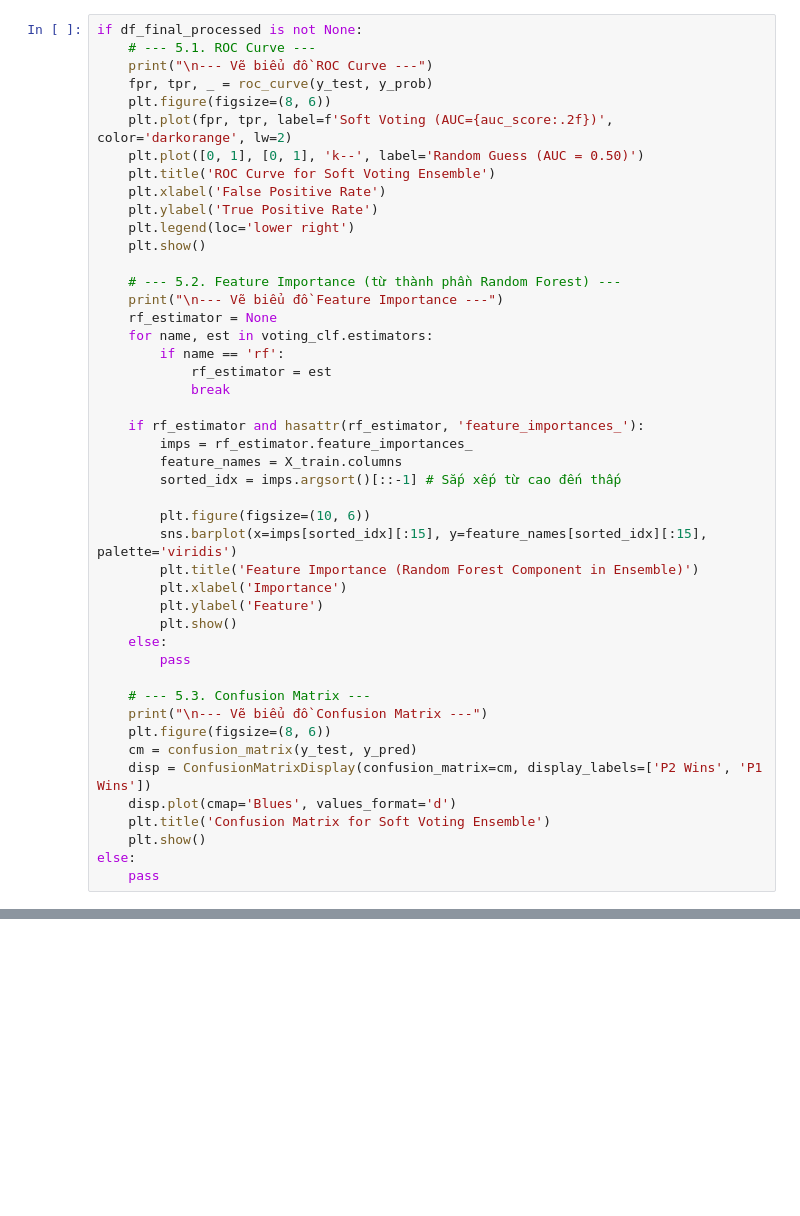
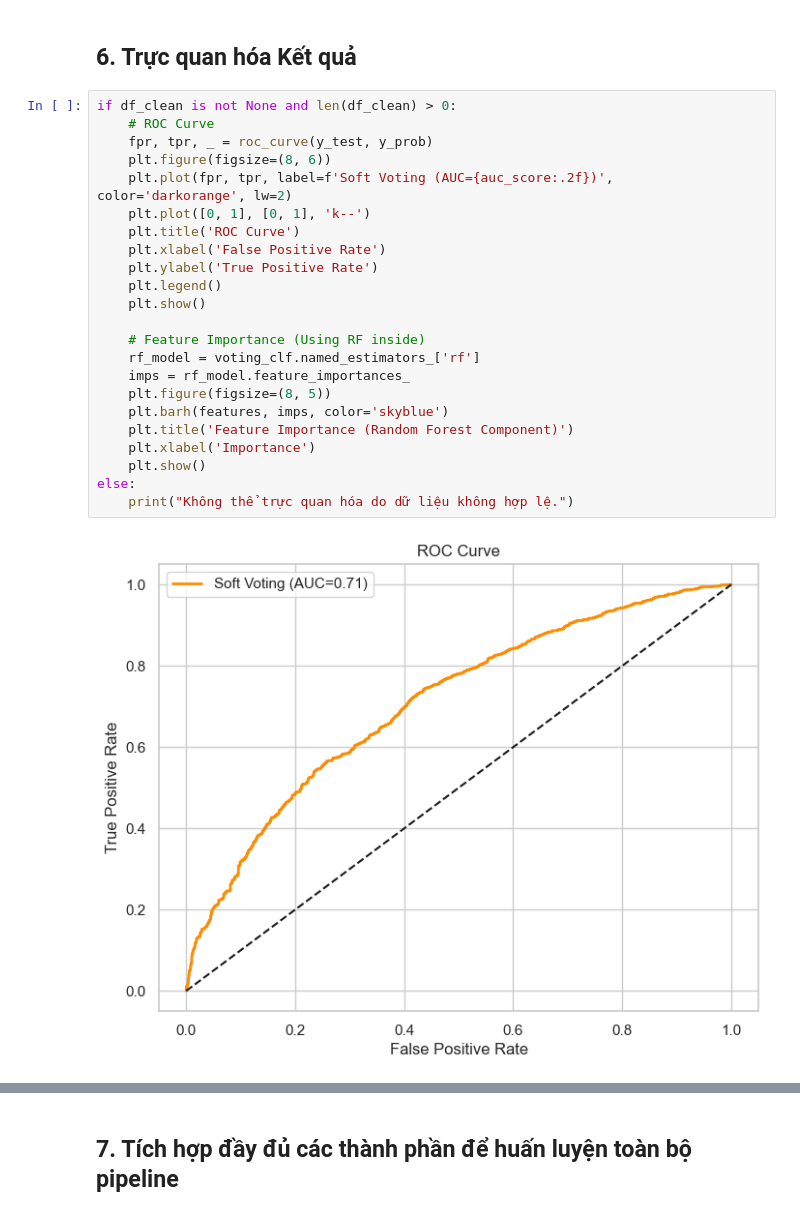
Before and after one commit to chtr302/atp_match_prediction, a Jupyter notebook: main.ipynb, the cells around one changed output, grey strips where cells are left out. Saved outputs shown, nothing was run; the diff lists cells and outputs as text; blank space fills up the shorter version.

Commit message:
feat: hoàn thiện notebook báo cáo và tích hợp module elo để chạy trên colab

```diff
--- a/main.ipynb
+++ b/main.ipynb
@@ -304,46 +225,27 @@ Phần này tạo ra các biểu đồ quan trọng để minh họa cho báo c
+# %% [markdown]
+## 6. Trực quan hóa Kết quả
 # %%
-if df_final_processed is not None:
-    # --- 5.1. ROC Curve ---
-    print("\n--- Vẽ biểu đồ ROC Curve ---")
+if df_clean is not None and len(df_clean) > 0:
+    # ROC Curve
     fpr, tpr, _ = roc_curve(y_test, y_prob)
     plt.figure(figsize=(8, 6))
     plt.plot(fpr, tpr, label=f'Soft Voting (AUC={auc_score:.2f})', color='darkorange', lw=2)
-    plt.plot([0, 1], [0, 1], 'k--', label='Random Guess (AUC = 0.50)')
-    plt.title('ROC Curve for Soft Voting Ensemble')
+    plt.plot([0, 1], [0, 1], 'k--')
+    plt.title('ROC Curve')
     plt.xlabel('False Positive Rate')
     plt.ylabel('True Positive Rate')
-    plt.legend(loc='lower right')
+    plt.legend()
     plt.show()
 
-    # --- 5.2. Feature Importance (từ thành phần Random Forest) ---
-    print("\n--- Vẽ biểu đồ Feature Importance ---")
-    rf_estimator = None
-    for name, est in voting_clf.estimators:
-        if name == 'rf':
-            rf_estimator = est
-            break
-
-    if rf_estimator and hasattr(rf_estimator, 'feature_importances_'):
-        imps = rf_estimator.feature_importances_
-        feature_names = X_train.columns
-        sorted_idx = imps.argsort()[::-1] # Sắp xếp từ cao đến thấp
-
-        plt.figure(figsize=(10, 6))
-        sns.barplot(x=imps[sorted_idx][:15], y=feature_names[sorted_idx][:15], palette='viridis')
-        plt.title('Feature Importance (Random Forest Component in Ensemble)')
-        plt.xlabel('Importance')
-        plt.ylabel('Feature')
-        plt.show()
-    else:
-        pass
-
-    # --- 5.3. Confusion Matrix ---
-    print("\n--- Vẽ biểu đồ Confusion Matrix ---")
-    plt.figure(figsize=(8, 6))
-    cm = confusion_matrix(y_test, y_pred)
-    disp = ConfusionMatrixDisplay(confusion_matrix=cm, display_labels=['P2 Wins', 'P1 Wins'])
-    disp.plot(cmap='Blues', values_format='d')
-    plt.title('Confusion Matrix for Soft Voting Ensemble')
+    # Feature Importance (Using RF inside)
+    rf_model = voting_clf.named_estimators_['rf']
+    imps = rf_model.feature_importances_
+    plt.figure(figsize=(8, 5))
+    plt.barh(features, imps, color='skyblue')
+    plt.title('Feature Importance (Random Forest Component)')
+    plt.xlabel('Importance')
     plt.show()
 else:
-    pass
+    print("Không thể trực quan hóa do dữ liệu không hợp lệ.")
+# %% [output]
+[figure, added]
@@ -349,0 +253,2 @@ else:
+# %% [markdown]
+## 7. Tích hợp đầy đủ các thành phần để huấn luyện toàn bộ pipeline
```
Also changed, not shown: parts of 19 cells of this notebook, 1 other file.
